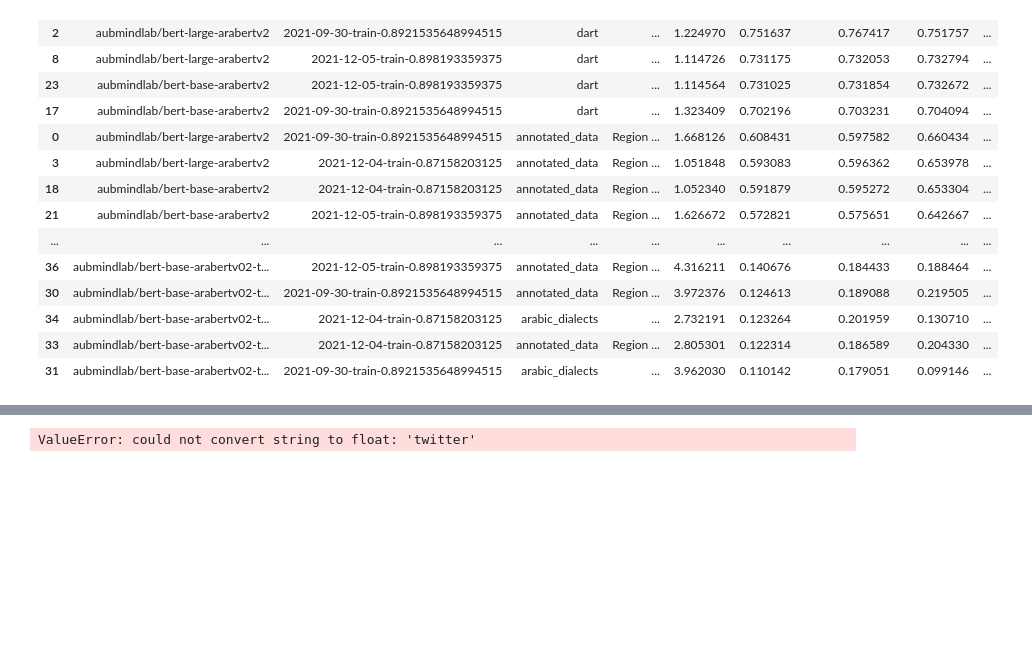
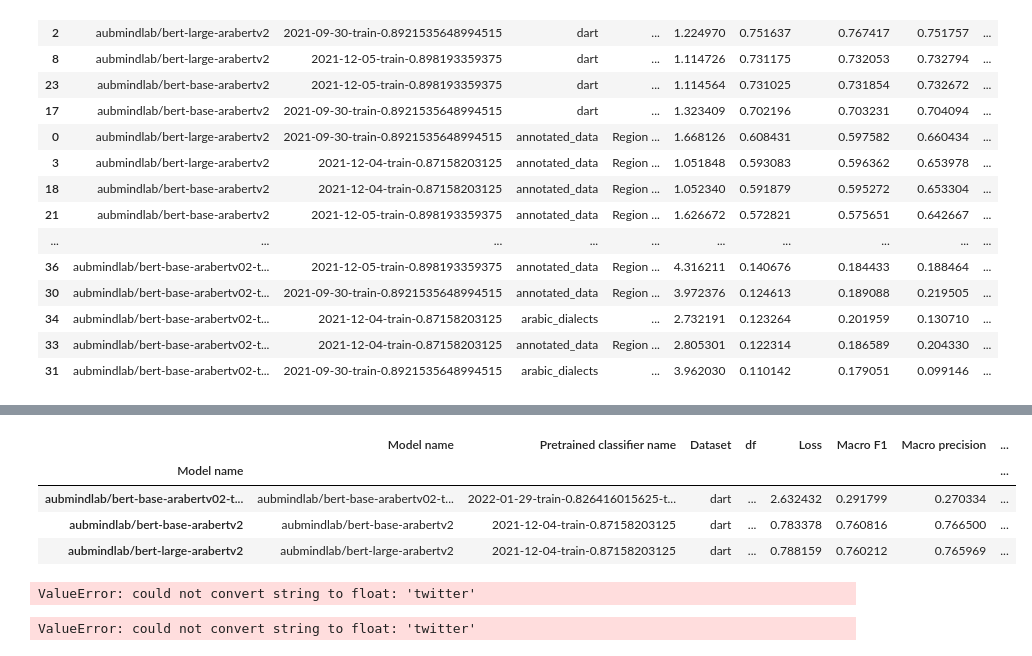
Before and after one commit to d7miiZ/Dialect-Graduation-Project, a Jupyter notebook: code/test_model.ipynb, the cells around one changed output, grey strips where cells are left out. Cells and saved outputs as stored; diff of their text form; code cells hidden in the pictures; blank space fills up the shorter version.

```diff
--- a/code/test_model.ipynb
+++ b/code/test_model.ipynb
@@ -183,3 +191,18 @@ bert-large-arabertv2 &        0.892154 & arabic\_dialects &  0.449060 &
+# %%
+df_acc
+# %% [output]
+|  | Model name | Pretrained classifier name | Dataset | df | Loss | Macro F1 | Macro precision | ... |
+| Model name |  |  |  |  |  |  |  | ... |
+| aubmindlab/bert-base-arabertv02-t... | aubmindlab/bert-base-arabertv02-t... | 2022-01-29-train-0.826416015625-t... | dart | ... | 2.632432 | 0.291799 | 0.270334 | ... |
+| aubmindlab/bert-base-arabertv2 | aubmindlab/bert-base-arabertv2 | 2021-12-04-train-0.87158203125 | dart | ... | 0.783378 | 0.760816 | 0.766500 | ... |
+| aubmindlab/bert-large-arabertv2 | aubmindlab/bert-large-arabertv2 | 2021-12-04-train-0.87158203125 | dart | ... | 0.788159 | 0.760212 | 0.765969 | ... |
+# %%
+df_acc = df_results.groupby("Model name").apply(lambda df: df.sort_values("Macro F1").iloc[-1]).copy()
+# df_acc["Model name"] = df_acc["Model name"].apply(lambda name: name[name.rindex("/")+1:])
+df_acc["SMADC Accuracy"] = df_acc["Pretrained classifier name"].apply(lambda name: round(float(name[name.rindex("-")+1:]), 6))
+print(df_acc[["Model name", "SMADC Accuracy"]].to_latex(index=False))
+# %% [output]
+ValueError: could not convert string to float: 'twitter'
 # %%
 df_displayed = df_results[["Model name", "Pretrained classifier name"]].copy()
 df_displayed["Model name"] = df_displayed["Model name"].apply(lambda name: name[name.rindex("/")+1:])
```
Also changed, not shown: parts of 3 cells of this notebook, 5 other files.
